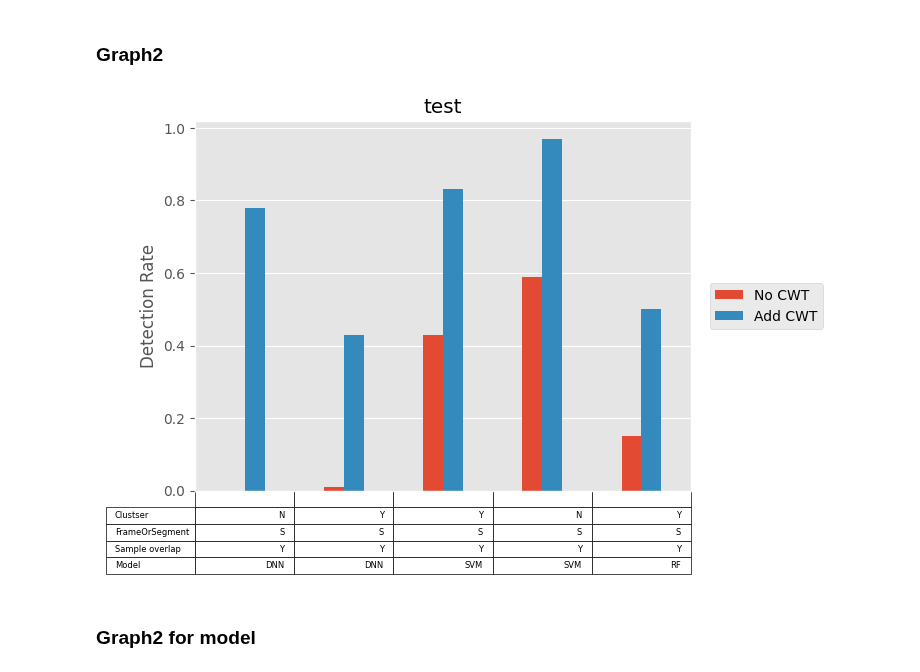
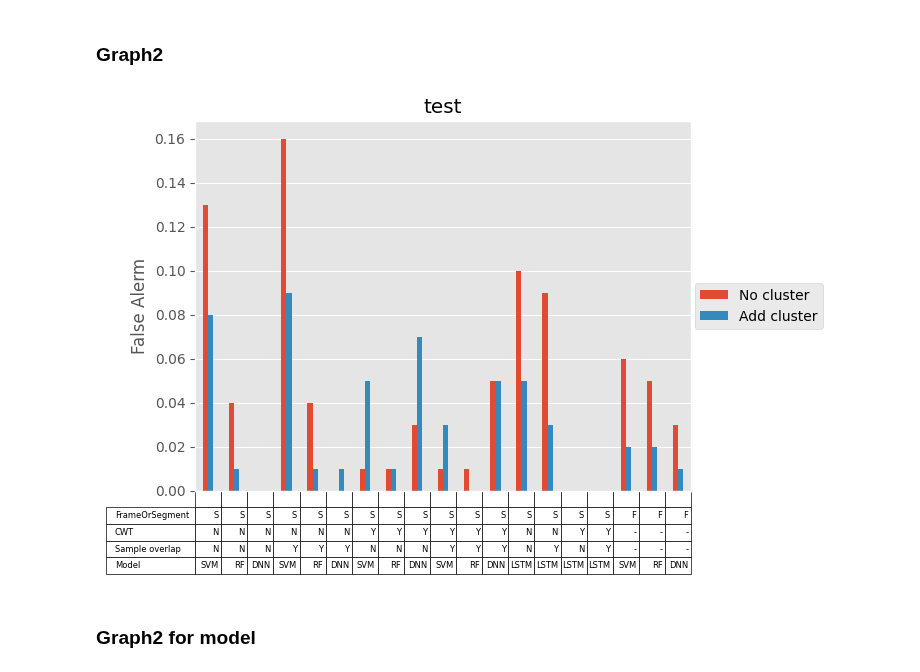
Before and after one commit to IS-Howard/final, a Jupyter notebook: result_analysis.ipynb, the cells around one changed output. Saved outputs shown, nothing was run; the diff lists cells and outputs as text; code cells hidden in the pictures.

```diff
--- a/result_analysis.ipynb
+++ b/result_analysis.ipynb
@@ -355,7 +355,7 @@ plt.savefig(save_path+sn1[s]+'_'+sn2[s2]+'.png', bbox_inches="tight")
 ### Graph2
 # %%
 # compare
-compare = 2 # 0 cluster, 2 cwt, 3 window
+compare = 0 # 0 cluster, 2 cwt, 3 window
 # axes
 axes = ['Accuracy', 'False Alerm', 'Detection Rate']
 axess = ['ACC','FA','DR']
@@ -401,9 +401,9 @@ if not os.path.isdir(save_path):
 # for s in range(3):
 #     for i in range(1,3):
 
-s = 2
+s = 1
 i = 1
-sel = [1,6,7,8,9]#[0,1,2,3,4]
+sel = []#[1,6,7,8,9]#[0,1,2,3,4]
 rev = True
 
 dt = cols[i]
@@ -434,41 +434,41 @@ del cell[compare]
 
 row_labels = cmp_titles.copy()
 del row_labels[compare]
 
 # sort by max val
 y = np.array(y)
 cell = np.array(cell)
-idx = sorted(np.arange(len(y[0])), key = lambda s:(abs(y[1]-y[0]))[s], reverse=rev)
-y = y[:,idx]
-cell = cell[:,idx]
-if sel:
-    y = y[:,sel]
-    cell = cell[:,sel]
+# idx = sorted(np.arange(len(y[0])), key = lambda s:(abs(y[1]-y[0]))[s], reverse=rev)
+# y = y[:,idx]
+# cell = cell[:,idx]
+# if sel:
+#     y = y[:,sel]
+#     cell = cell[:,sel]
 
 ax.title.set_text(subtitles[i])
 width = 0.1*cl
 x = np.arange(len(y[0]))
 spare_width = (1 - width)/cl
 
 for r in range(cl):
     ax.bar(x+r*width, y[r], width, label=legends[compare][r])
 ax.set_xlim(-spare_width,len(x)-spare_width)
 plt.xticks([])
 plt.ylabel(axes[s])
 plt.legend(loc='center right', bbox_to_anchor=(1.28, 0.5))
 
 # plot table
 table = plt.table(cellText=cell,
         rowLabels=row_labels,
         colLabels=['']*len(y[0]),
         loc='bottom')
 
 table.auto_set_font_size(False)
 table.set_fontsize(6)
 
-plt.savefig(save_path+axes[s]+'_'+str(i+1)+'.png', bbox_inches="tight")
+# plt.savefig(save_path+axes[s]+'_'+str(i+1)+'.png', bbox_inches="tight")
 # %% [output]
-[figure, old version]
+[figure, new version]
 # %% [markdown]
 ### Graph2 for model
 # %%
```
Also changed, not shown: 1 other file.
